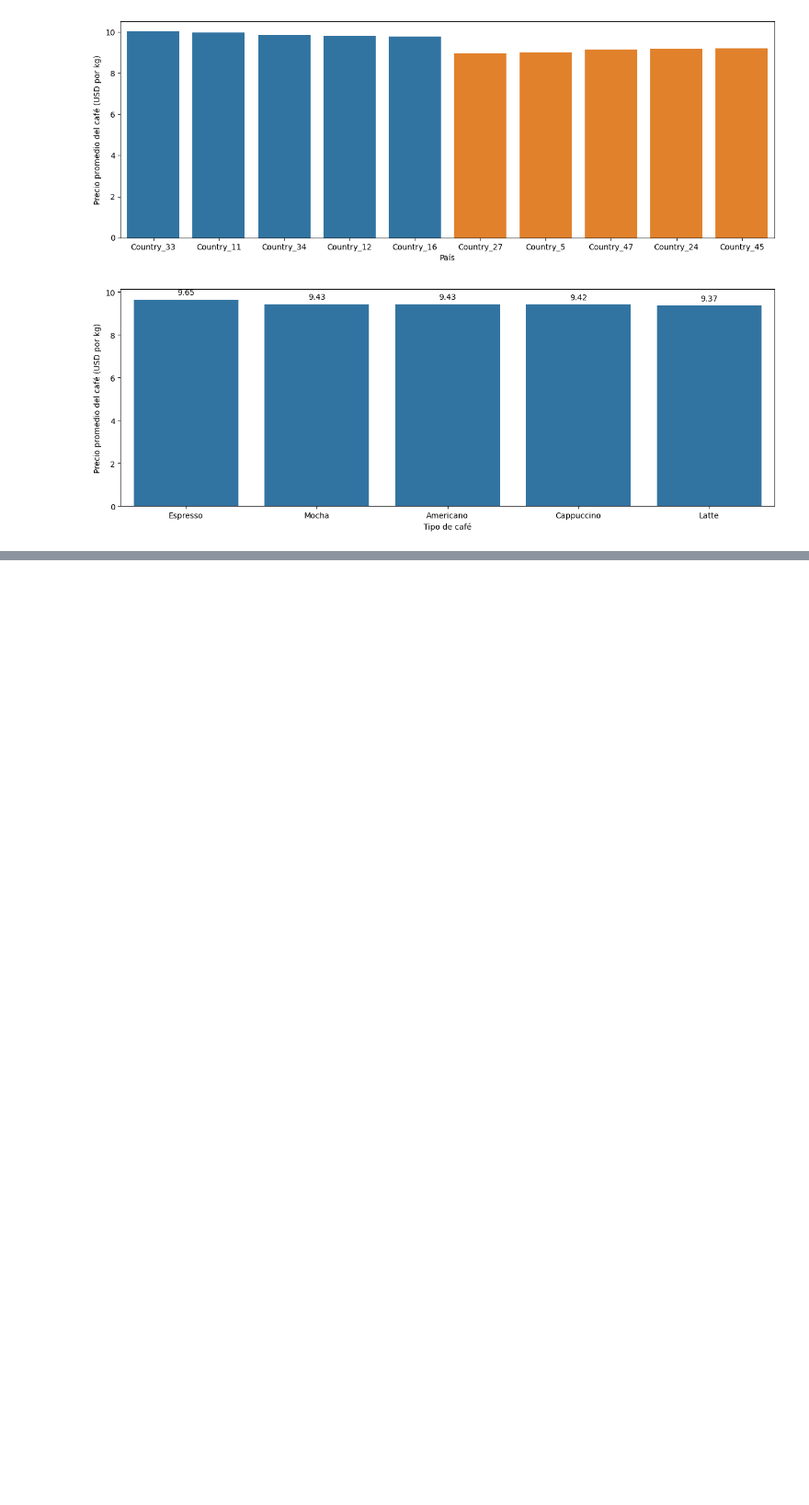
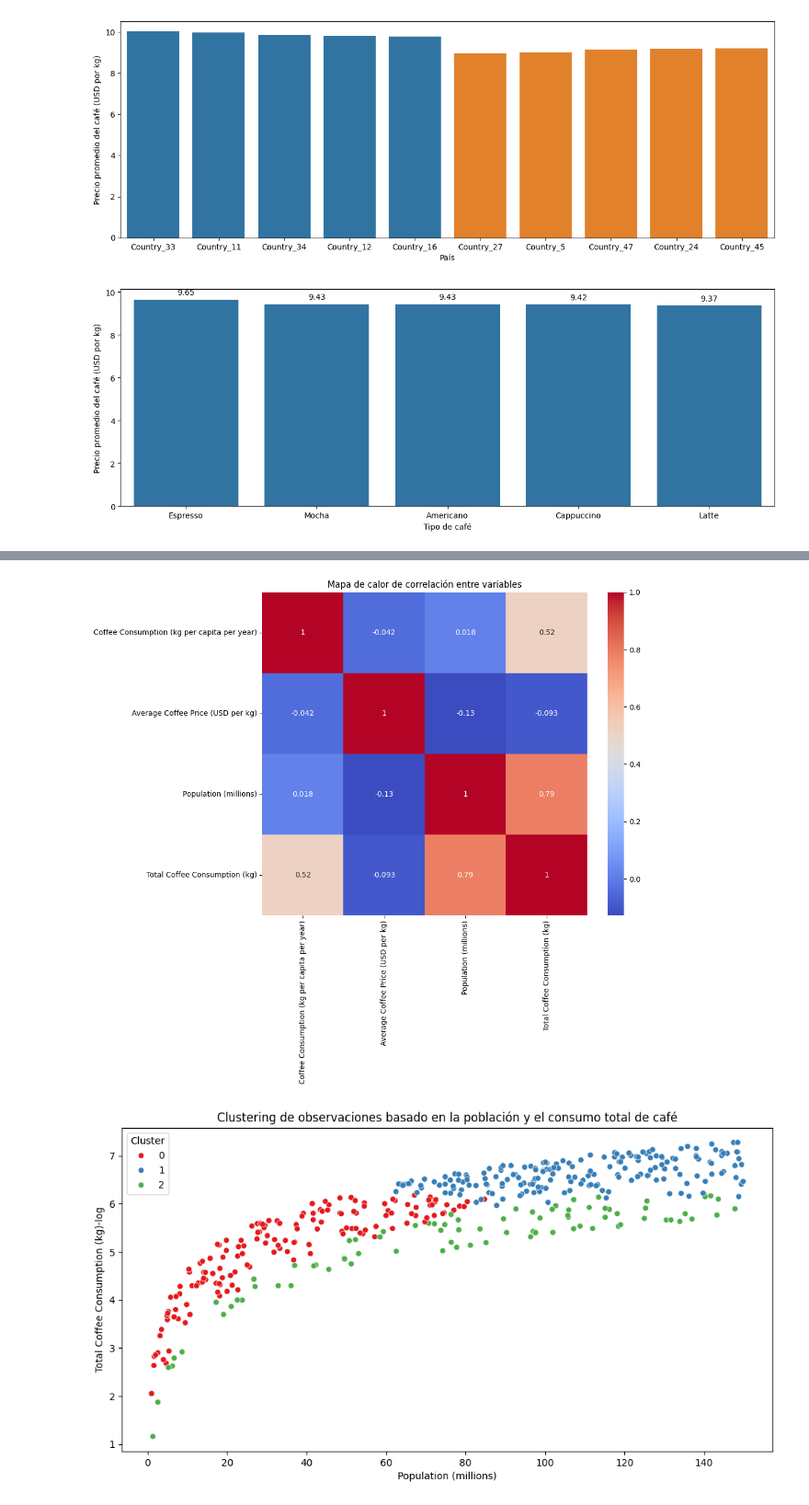
Before and after one commit to musanchez/ADFD, a Jupyter notebook: adfd.ipynb, the cells around one changed output, grey strips where cells are left out. Shown at 92% size. Cells and saved outputs as stored; diff of their text form; code cells hidden in the pictures; blank space fills up the shorter version.

```diff
--- a/adfd.ipynb
+++ b/adfd.ipynb
@@ -219,0 +252,28 @@ Notes:
+# %%
+plt.figure(figsize=(10, 8))
+sns.heatmap(df_reg[['Coffee Consumption (kg per capita per year)',
+                    'Average Coffee Price (USD per kg)',
+                    'Population (millions)',
+                    'Total Coffee Consumption (kg)']].corr(), annot=True, cmap='coolwarm')
+plt.title('Mapa de calor de correlación entre variables')
+plt.show()
+
+# Normalizar los datos para clustering
+scaler = StandardScaler()
+df_scaled = scaler.fit_transform(df_reg[['Coffee Consumption (kg per capita per year)',
+                                         'Average Coffee Price (USD per kg)',
+                                         'Population (millions)',
+                                         'Total Coffee Consumption (kg)']])
+
+# Aplicar K-Means con 3 clusters
+kmeans = KMeans(n_clusters=3, random_state=42)
+df_reg['Cluster'] = kmeans.fit_predict(df_scaled)
+
+# Visualización del clustering en función de la población y el consumo total de café
+plt.figure(figsize=(12, 6))
+sns.scatterplot(x='Population (millions)', y='Total Coffee Consumption (kg)-log', hue='Cluster', data=df_reg, palette='Set1')
+plt.title('Clustering de observaciones basado en la población y el consumo total de café')
+plt.show()
+# %% [output]
+[figure, added]
+[figure, added]
```
Also changed, not shown: parts of 6 cells of this notebook, 1 other file.
